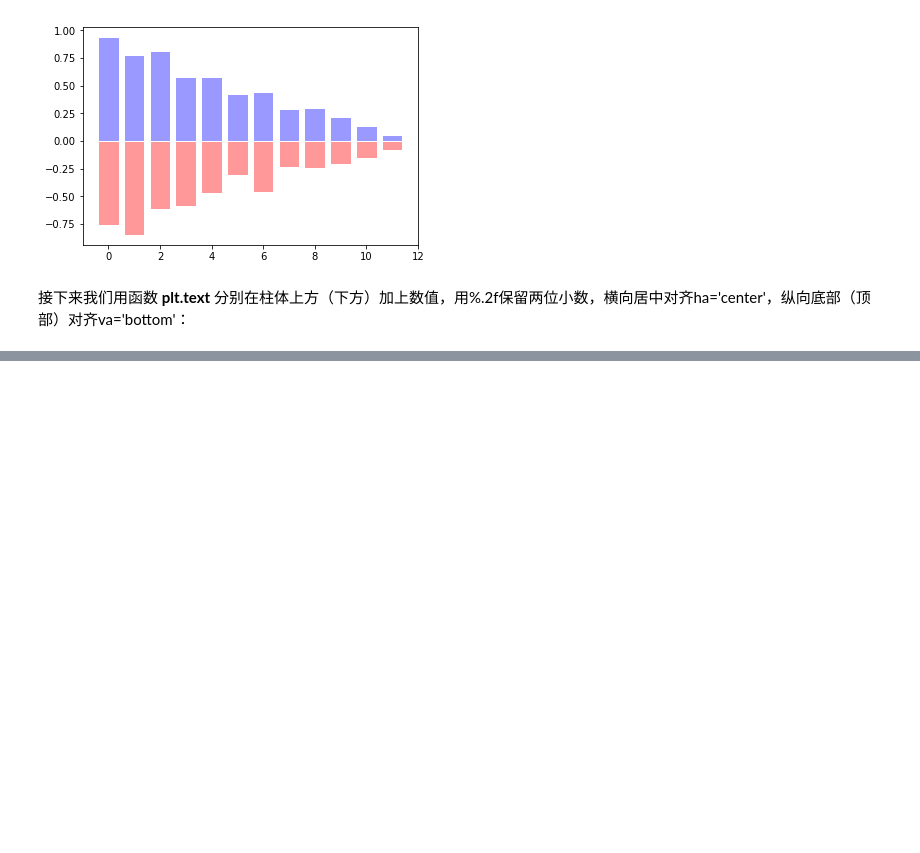
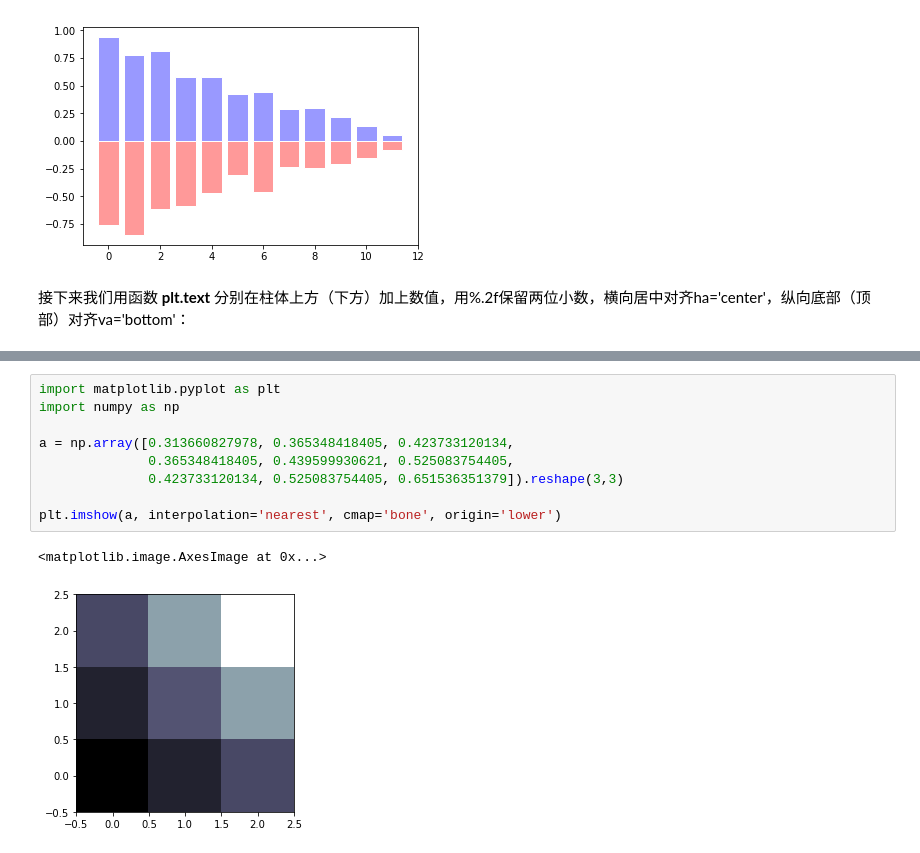
Before and after one commit to van0303/Matplotlib_notebook, a Jupyter notebook: notebooks/01_画图种类.ipynb, the cells around one changed output, grey strips where cells are left out. Cells and saved outputs as stored; diff of their text form; blank space fills up the shorter version.

```diff
--- a/notebooks/01_画图种类.ipynb
+++ b/notebooks/01_画图种类.ipynb
@@ -129,0 +188,12 @@ Y2:[0.92803071 0.70423481 0.7583689  0.68066131 0.50053675 0.31246497
+# %%
+import matplotlib.pyplot as plt
+import numpy as np
+
+a = np.array([0.313660827978, 0.365348418405, 0.423733120134,
+              0.365348418405, 0.439599930621, 0.525083754405,
+              0.423733120134, 0.525083754405, 0.651536351379]).reshape(3,3)
+
+plt.imshow(a, interpolation='nearest', cmap='bone', origin='lower')
+# %% [output]
+<matplotlib.image.AxesImage at 0x...>
+[figure, added]
```
Also changed, not shown: parts of 29 cells of this notebook, 1 other file.
